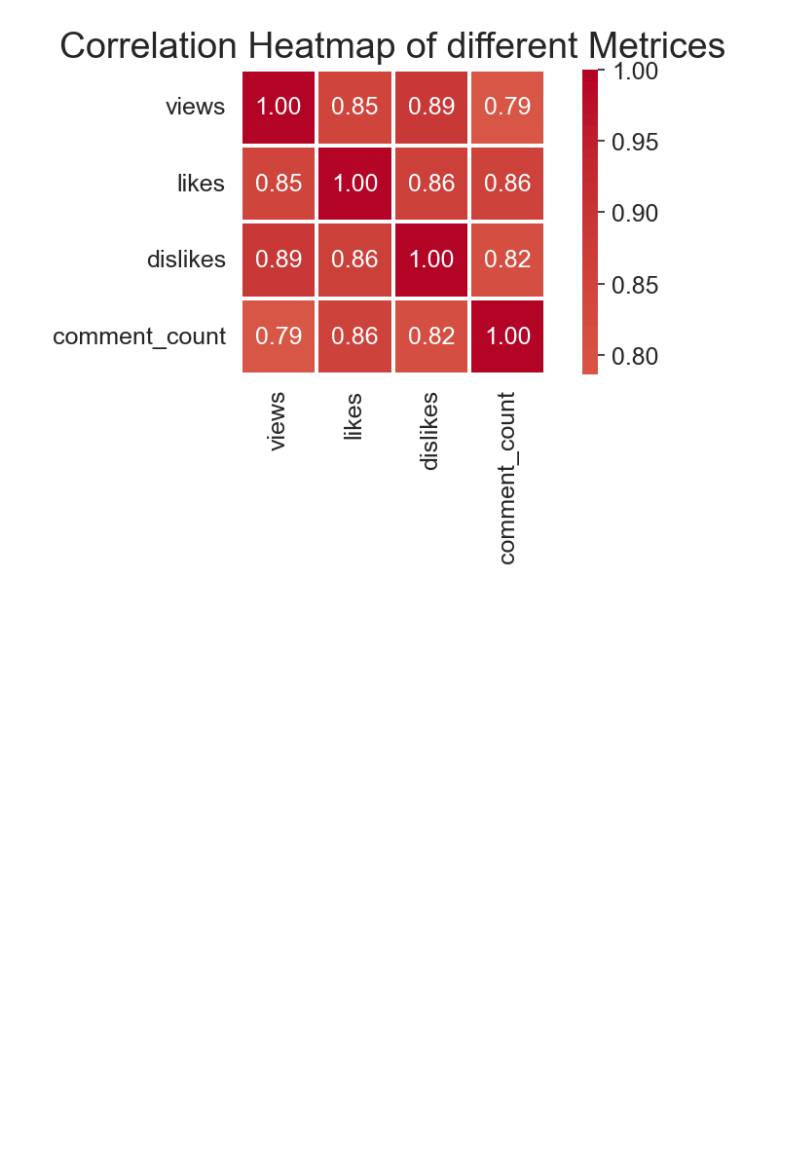
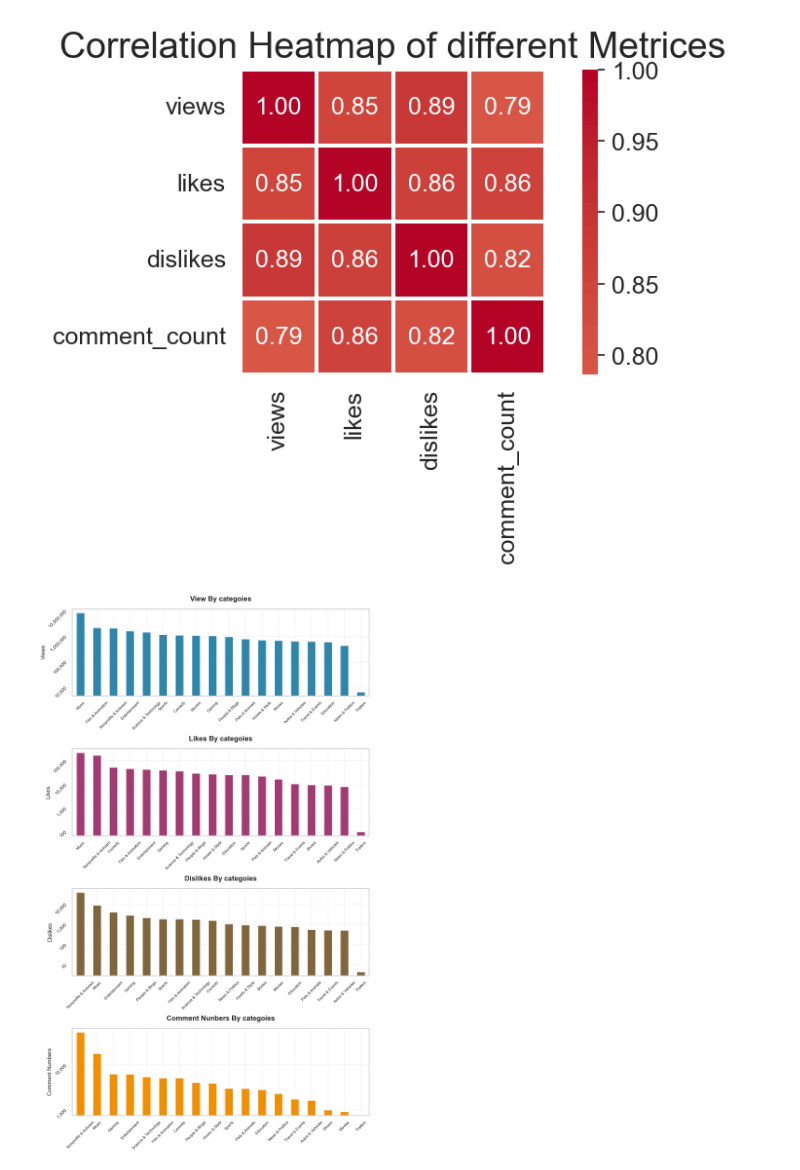
Before and after one commit to Aadarsh524/video-engagement-predictor, a Jupyter notebook: notebooks/01_eda.ipynb, the cells around one changed output. Saved outputs shown, nothing was run; the diff lists cells and outputs as text; code cells hidden in the pictures; blank space fills up the shorter version.

```diff
--- a/notebooks/01_eda.ipynb
+++ b/notebooks/01_eda.ipynb
@@ -267,3 +267,103 @@ plt.tight_layout()
 plt.show()
 # %% [output]
 [figure]
+# %%
+# we are now delving into categorical insights
+# we will see what are the different genre/category of videos in our datasets
+# we also see relation of category with different metrices of our datasets
+
+video_category = {
+'1':	'Film & Animation',
+'2':  'Autos & Vehicles',
+'10':	'Music',
+'15':	'Pets & Animals',
+'17':	'Sports',
+'18':	'Short Movies',
+'19':	'Travel & Events',
+'20':	'Gaming',
+'21':	'Videoblogging',
+'22':	'People & Blogs',
+'23':	'Comedy',
+'24':	'Entertainment',
+'25':	'News & Politics',
+'26':	'Howto & Style',
+'27':	'Education',
+'28':	'Science & Technology',
+'29':	'Nonprofits & Activism',
+'30':	'Movies',
+'31':	'Anime/Animation',
+'32':	'Action/Adventure',
+'33':	'Classics',
+'34':	'Comedy',
+'35':	'Documentary',
+'36':	'Drama',
+'37':	'Family',
+'38':	'Foreign',
+'39':	'Horror',
+'40':	'Sci-Fi/Fantasy',
+'41':	'Thriller',
+'42':	'Shorts',
+'43':	'Shows',
+'44':	'Trailers',
+}
+df['category_name'] = df['category_id'].astype(str).map(video_category)
+
+sns.set_theme(style="whitegrid", context="talk")
+
+plt.rcParams.update({
+    'font.size': 12,
+    'axes.titlesize': 18,
+    'axes.labelsize': 14,
+    'figure.dpi': 150
+})
+
+fig, axes = plt.subplots(4, 1, figsize=(12, 20), dpi=150)
+
+df.groupby('category_name')['views'].mean().sort_values(ascending=False).plot(kind='bar',ax=axes[0], color='#2E86AB')
+axes[0].set_yscale('log')
+axes[0].tick_params(rotation=45)
+axes[0].set_title('View By categoies',fontsize=18, fontweight='bold', pad=20)
+axes[0].set_xlabel('')
+axes[0].set_ylabel('Views')
+axes[0].grid(True, alpha=0.3, linestyle='--')
+axes[0].tick_params(axis='x', rotation=45, labelsize=10)
+axes[0].tick_params(axis='y', labelsize=12)
+axes[0].yaxis.set_major_formatter(plt.FuncFormatter(lambda x, p: f'{int(x):,}'))
+
+df.groupby('category_name')['likes'].mean().sort_values(ascending=False).plot(kind='bar',ax=axes[1], color='#A23B72')
+axes[1].set_yscale('log')
+axes[1].tick_params(rotation=45)
+axes[1].set_title('Likes By categoies', fontsize=18, fontweight='bold', pad=20)
+axes[1].set_xlabel('')
+axes[1].set_ylabel('Likes')
+axes[1].grid(True, alpha=0.3, linestyle='--')
+axes[1].tick_params(axis='x', rotation=45, labelsize=10)
+axes[1].tick_params(axis='y', labelsize=12)
+axes[1].yaxis.set_major_formatter(plt.FuncFormatter(lambda x, p: f'{int(x):,}'))
+
+df.groupby('category_name')['dislikes'].mean().sort_values(ascending=False).plot(kind='bar',ax=axes[2], color="#80653D")
+axes[2].set_yscale('log')
+axes[2].tick_params(rotation=45)
+axes[2].set_title('Dislikes By categoies', fontsize=18, fontweight='bold', pad=20)
+axes[2].set_xlabel('')
+axes[2].set_ylabel('Dislikes')
+axes[2].grid(True, alpha=0.3, linestyle='--')
+axes[2].tick_params(axis='x', rotation=45, labelsize=10)
+axes[2].tick_params(axis='y', labelsize=12)
+axes[2].yaxis.set_major_formatter(plt.FuncFormatter(lambda x, p: f'{int(x):,}'))
+
+df.groupby('category_name')['comment_count'].mean().sort_values(ascending=False).plot(kind='bar',ax=axes[3], color='#F18F01')
+axes[3].set_yscale('log')
+axes[3].tick_params(rotation=45)
+axes[3].set_title('Comment Nunbers By categoies',fontsize=18, fontweight='bold', pad=20)
+axes[3].set_xlabel('')
+axes[3].set_ylabel('Comment Numbers')
+axes[3].grid(True, alpha=0.3, linestyle='--')
+axes[3].tick_params(axis='x', rotation=45, labelsize=10)
+axes[3].tick_params(axis='y', labelsize=12)
+axes[3].yaxis.set_major_formatter(plt.FuncFormatter(lambda x, p: f'{int(x):,}'))
+
+plt.tight_layout()
+plt.show()
+# %% [output]
+[figure, added]
```
Also changed, not shown: parts of 5 cells of this notebook, 1 other file.
